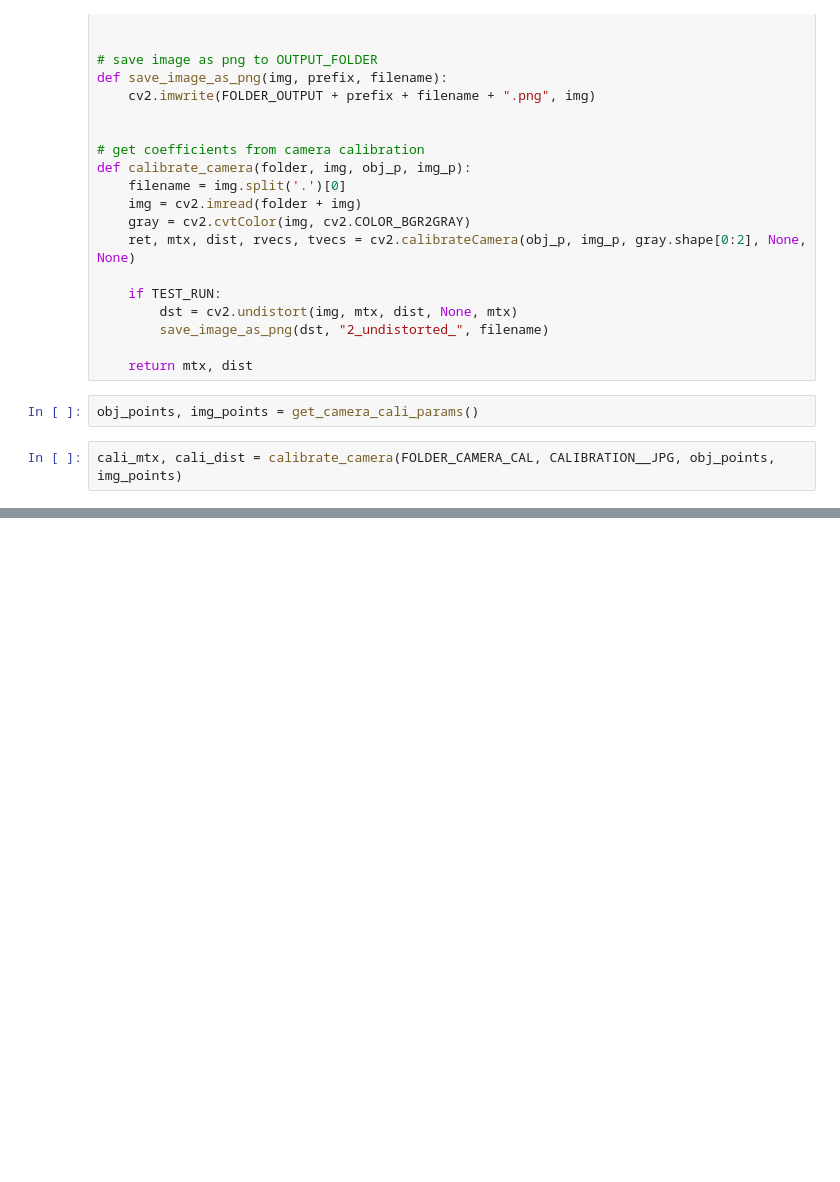
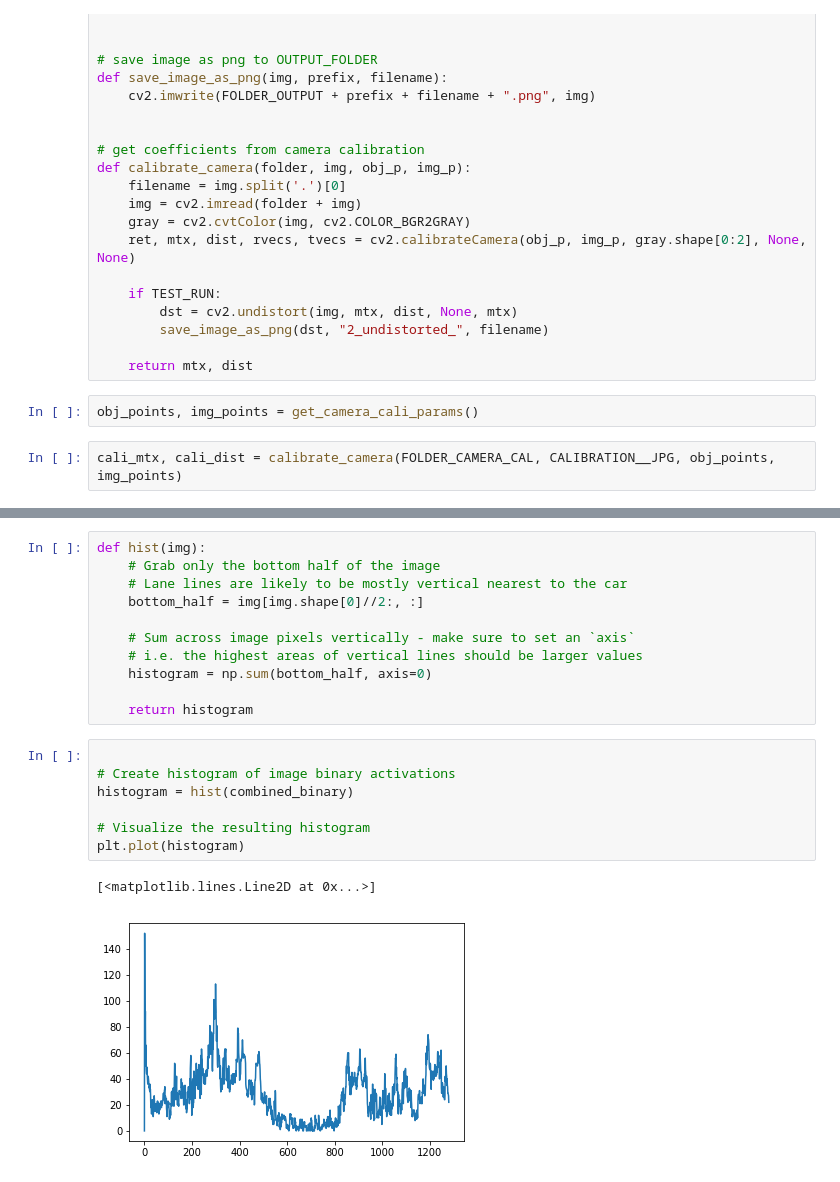
Before and after one commit to MaggiN1337/CarND-Advanced-Lane-Lines, a Jupyter notebook: main.ipynb, the cells around one changed output, grey strips where cells are left out. Drawn from its saved outputs; the diff is of its cells as text; blank space fills up the shorter version.

```diff
--- a/main.ipynb
+++ b/main.ipynb
@@ -162,0 +208,21 @@ ax2.imshow(combined_binary, cmap='gray')
+# %%
+def hist(img):
+    # Grab only the bottom half of the image
+    # Lane lines are likely to be mostly vertical nearest to the car
+    bottom_half = img[img.shape[0]//2:, :]
+
+    # Sum across image pixels vertically - make sure to set an `axis`
+    # i.e. the highest areas of vertical lines should be larger values
+    histogram = np.sum(bottom_half, axis=0)
+
+    return histogram
+# %%
+
+# Create histogram of image binary activations
+histogram = hist(combined_binary)
+
+# Visualize the resulting histogram
+plt.plot(histogram)
+# %% [output]
+[<matplotlib.lines.Line2D at 0x...>]
+[figure, added]
```
Also changed, not shown: parts of 9 cells of this notebook.
